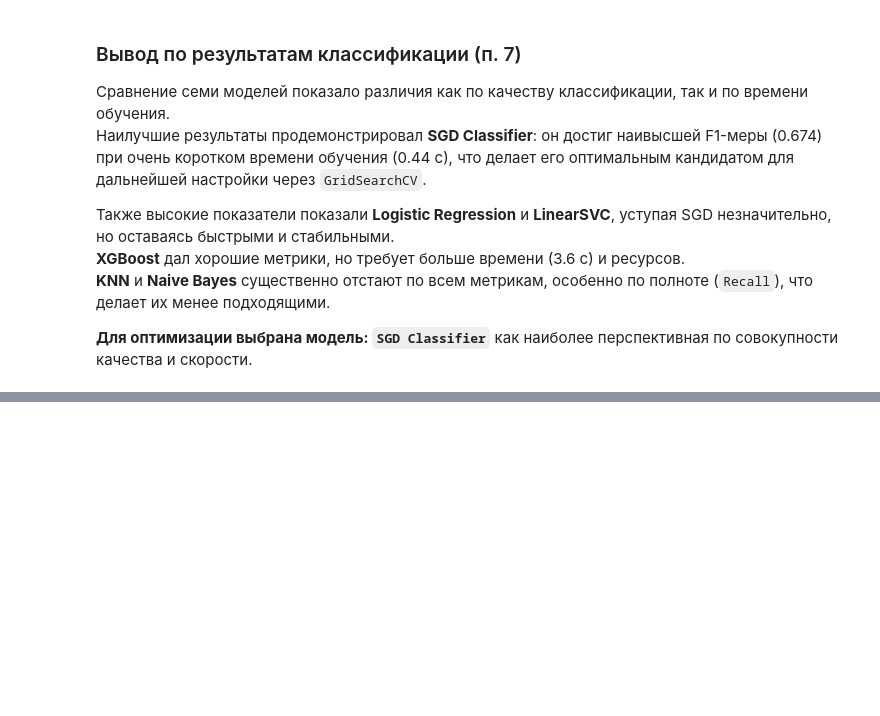
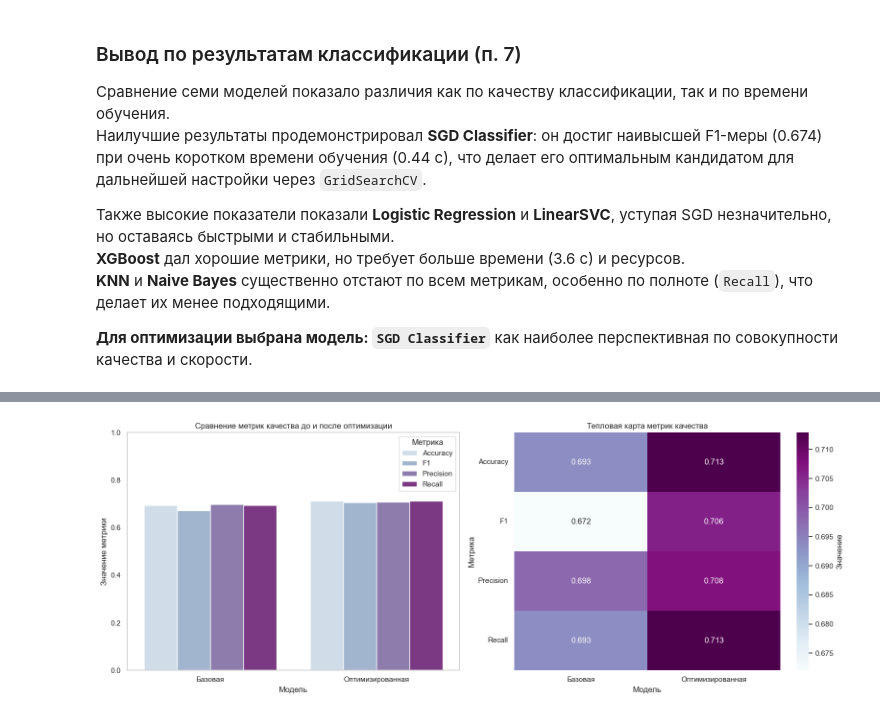
Before and after one commit to avseitsevad/Avseitseva_coursework_ML, a Jupyter notebook: notebook.ipynb, the cells around one changed output, grey strips where cells are left out. Saved outputs shown, nothing was run; the diff lists cells and outputs as text; code cells hidden in the pictures; blank space fills up the shorter version.

```diff
--- a/notebook.ipynb
+++ b/notebook.ipynb
@@ -606,8 +625,9 @@ y_pred_after = best_model.predict(X_test)
 metrics_after = {
     "Accuracy": accuracy_score(y_test, y_pred_after),
     "F1": f1_score(y_test, y_pred_after, average="weighted"),
-    "Precision": precision_score(y_test, y_pred_after, average="weighted"),
-    "Recall": recall_score(y_test, y_pred_after, average="weighted")
+    "Precision": precision_score(y_test, y_pred_after, average="weighted", zero_division=0),
+    "Recall": recall_score(y_test, y_pred_after, average="weighted"),
+    "Время обучения, с": elapsed_time
 }
 # %%
 from sklearn.metrics import classification_report
@@ -669,0 +661,3 @@ comparison_df
+# %%
+comparison_df = pd.DataFrame([metrics_before, metrics_after], index=["Базовая", "Оптимизированная"])
+display(comparison_df)
@@ -669,0 +691,7 @@ comparison_df
+# %%
+comparison_df_melted = comparison_df.melt(
+    id_vars=["Модель"],
+    value_vars=["Accuracy", "F1", "Precision", "Recall"],
+    var_name="Метрика",
+    value_name="Значение"
+)
@@ -669,0 +701,39 @@ comparison_df
+# %%
+fig, axes = plt.subplots(1, 2, figsize=(16, 6))
+
+# Barplot
+sns.barplot(
+    data=comparison_df_melted,
+    x="Модель",
+    y="Значение",
+    hue="Метрика",
+    palette="BuPu",
+    ax=axes[0]
+)
+axes[0].set_title("Сравнение метрик качества до и после оптимизации")
+axes[0].set_ylim(0, 1)
+axes[0].set_ylabel("Значение метрики")
+axes[0].set_xlabel("Модель")
+axes[0].grid(axis='y')
+axes[0].legend(title="Метрика", loc="upper right")
+
+# Heatmap
+sns.heatmap(
+    comparison_df[["Accuracy", "F1", "Precision", "Recall"]].T,
+    annot=True,
+    fmt=".3f",
+    cmap="BuPu",
+    cbar_kws={'label': 'Значение'},
+    ax=axes[1]
+)
+
+axes[1].set_title("Тепловая карта метрик качества")
+axes[1].set_ylabel("Метрика")
+axes[1].set_xlabel("Модель")
+
+axes[1].set_yticklabels(axes[1].get_yticklabels(), rotation=0)
+
+plt.tight_layout()
+plt.show()
+# %% [output]
+[figure, added]
```
Also changed, not shown: parts of 22 cells of this notebook.
